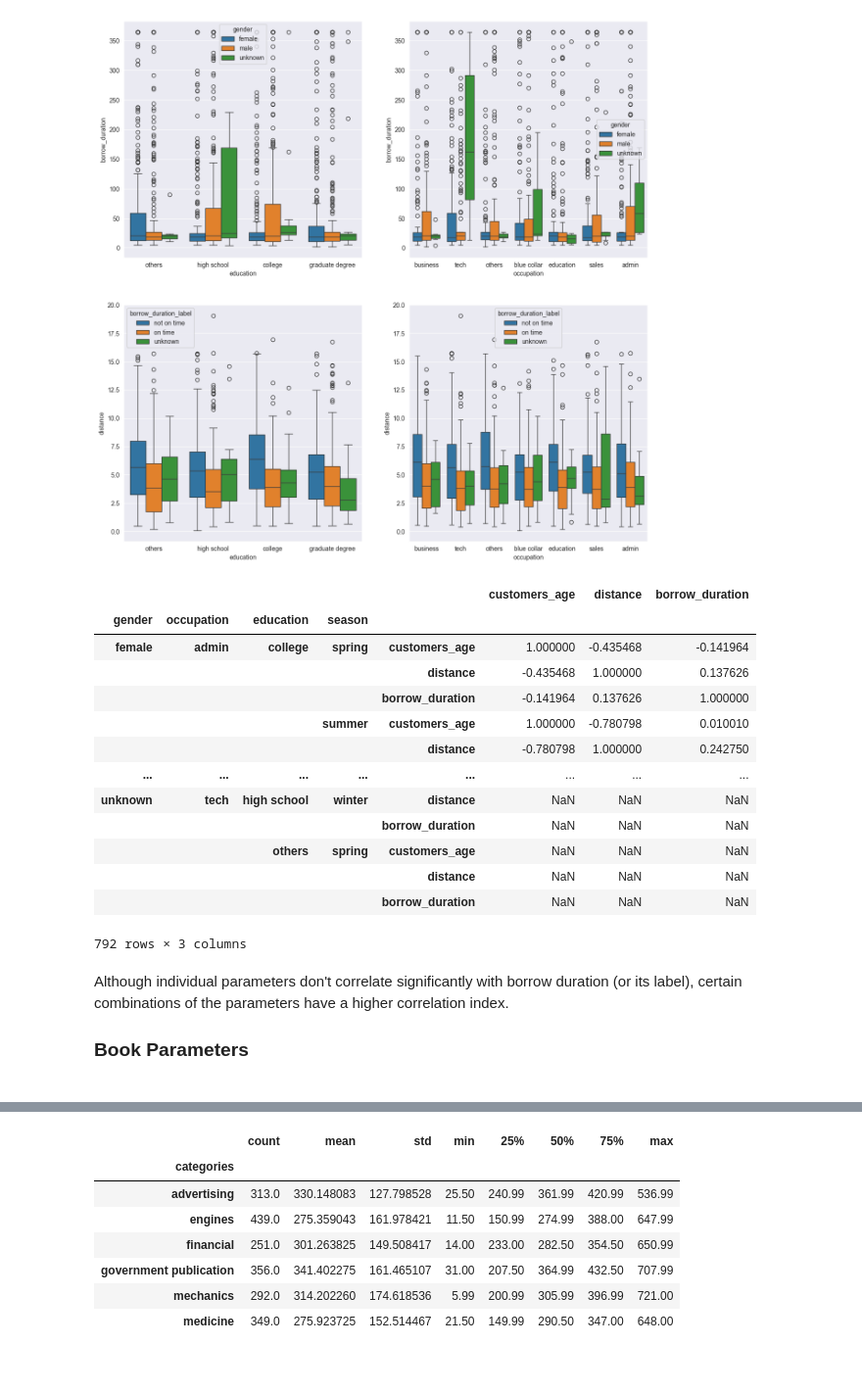
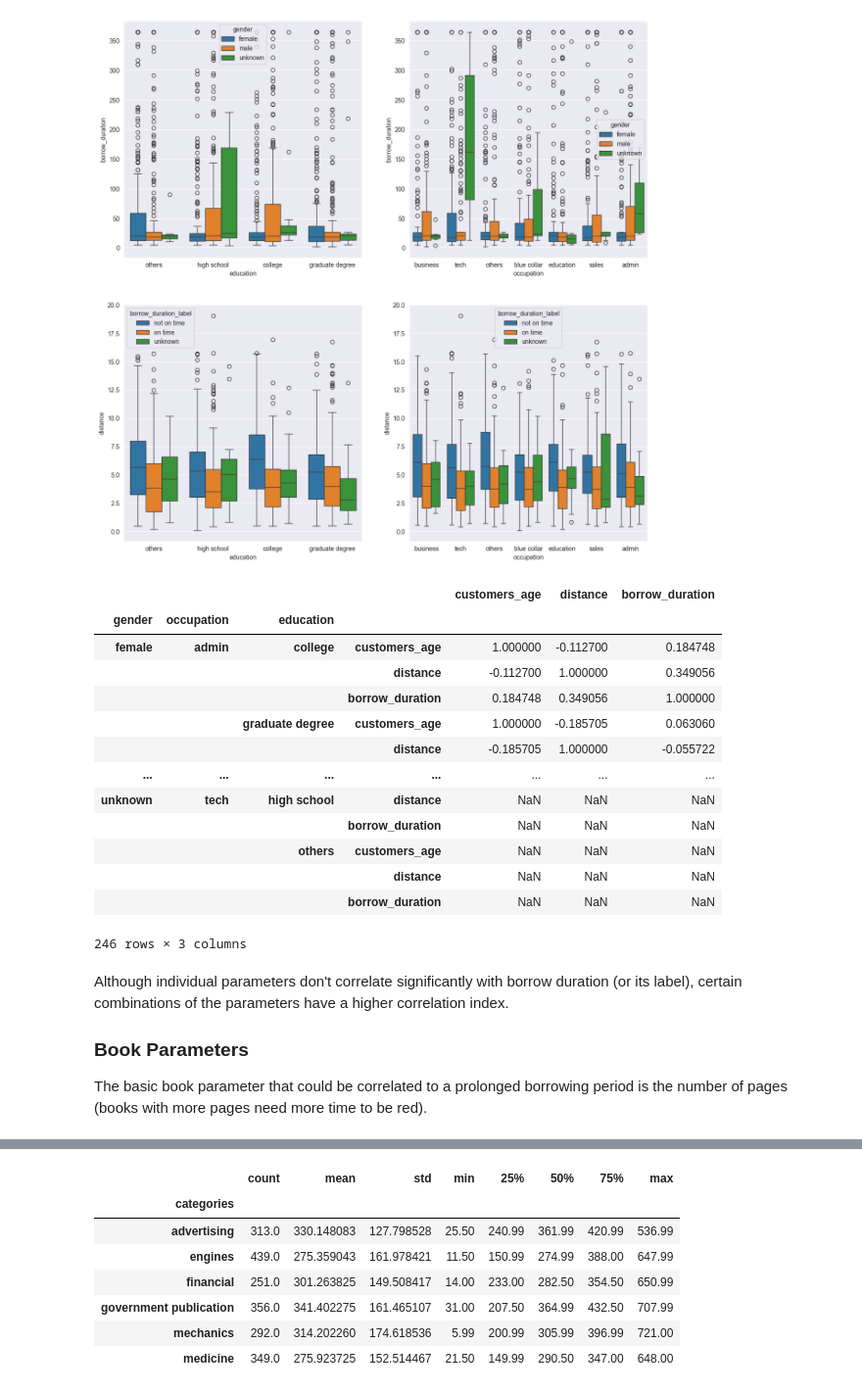
Before and after one commit to 19IT89/LibraryProject, a Jupyter notebook: notebooks/part_2_data_analysis.ipynb, the cells around one changed output, grey strips where cells are left out. Shown at 98% size. Saved outputs shown, nothing was run; the diff lists cells and outputs as text; code cells hidden in the pictures; blank space fills up the shorter version.

```diff
--- a/notebooks/part_2_data_analysis.ipynb
+++ b/notebooks/part_2_data_analysis.ipynb
@@ -215,27 +280,27 @@ sns.boxplot(data=checkouts, x="occupation", y="distance", hue="borrow_duration_l
 <Axes: xlabel='occupation', ylabel='distance'>
 [figure]
 # %%
-checkouts.groupby(["gender", "occupation", "education", "season"], observed=False)[["customers_age", "distance", "borrow_duration"]].corr()
+checkouts.groupby(["gender", "occupation", "education"], observed=False)[["customers_age", "distance", "borrow_duration"]].corr()
 # %% [output]
-|  |  |  |  |  | customers_age | distance | borrow_duration |
-| gender | occupation | education | season |  |  |  |  |
-| female | admin | college | spring | customers_age | 1.000000 | -0.435468 | -0.141964 |
-|  |  |  |  | distance | -0.435468 | 1.000000 | 0.137626 |
-|  |  |  |  | borrow_duration | -0.141964 | 0.137626 | 1.000000 |
-|  |  |  | summer | customers_age | 1.000000 | -0.780798 | 0.010010 |
-|  |  |  |  | distance | -0.780798 | 1.000000 | 0.242750 |
-| ... | ... | ... | ... | ... | ... | ... | ... |
-| unknown | tech | high school | winter | distance | NaN | NaN | NaN |
-|  |  |  |  | borrow_duration | NaN | NaN | NaN |
-|  |  | others | spring | customers_age | NaN | NaN | NaN |
-|  |  |  |  | distance | NaN | NaN | NaN |
-|  |  |  |  | borrow_duration | NaN | NaN | NaN |
+|  |  |  |  | customers_age | distance | borrow_duration |
+| gender | occupation | education |  |  |  |  |
+| female | admin | college | customers_age | 1.000000 | -0.112700 | 0.184748 |
+|  |  |  | distance | -0.112700 | 1.000000 | 0.349056 |
+|  |  |  | borrow_duration | 0.184748 | 0.349056 | 1.000000 |
+|  |  | graduate degree | customers_age | 1.000000 | -0.185705 | 0.063060 |
+|  |  |  | distance | -0.185705 | 1.000000 | -0.055722 |
+| ... | ... | ... | ... | ... | ... | ... |
+| unknown | tech | high school | distance | NaN | NaN | NaN |
+|  |  |  | borrow_duration | NaN | NaN | NaN |
+|  |  | others | customers_age | NaN | NaN | NaN |
+|  |  |  | distance | NaN | NaN | NaN |
+|  |  |  | borrow_duration | NaN | NaN | NaN |
-792 rows × 3 columns
+246 rows × 3 columns
 # %% [markdown]
 Although individual parameters don't correlate significantly with borrow duration (or its label), certain combinations of the parameters have a higher correlation index.
-###
+<br>
 ### Book Parameters
-###
+The basic book parameter that could be correlated to a prolonged borrowing period is the number of pages (books with more pages need more time to be red).
 # %%
 checkouts["price_range"] = pd.qcut(checkouts["price"], q=[0, 0.1, 0.5, 0.75, 1], labels=["low", "medium", "high", "very high"])
 checkouts["pages_range"] = pd.qcut(checkouts["pages"], q=[0, 0.1, 0.5, 0.75, 1], labels=["small", "medium", "large", "very large"])
```
Also changed, not shown: parts of 17 cells of this notebook, 2 other files.
